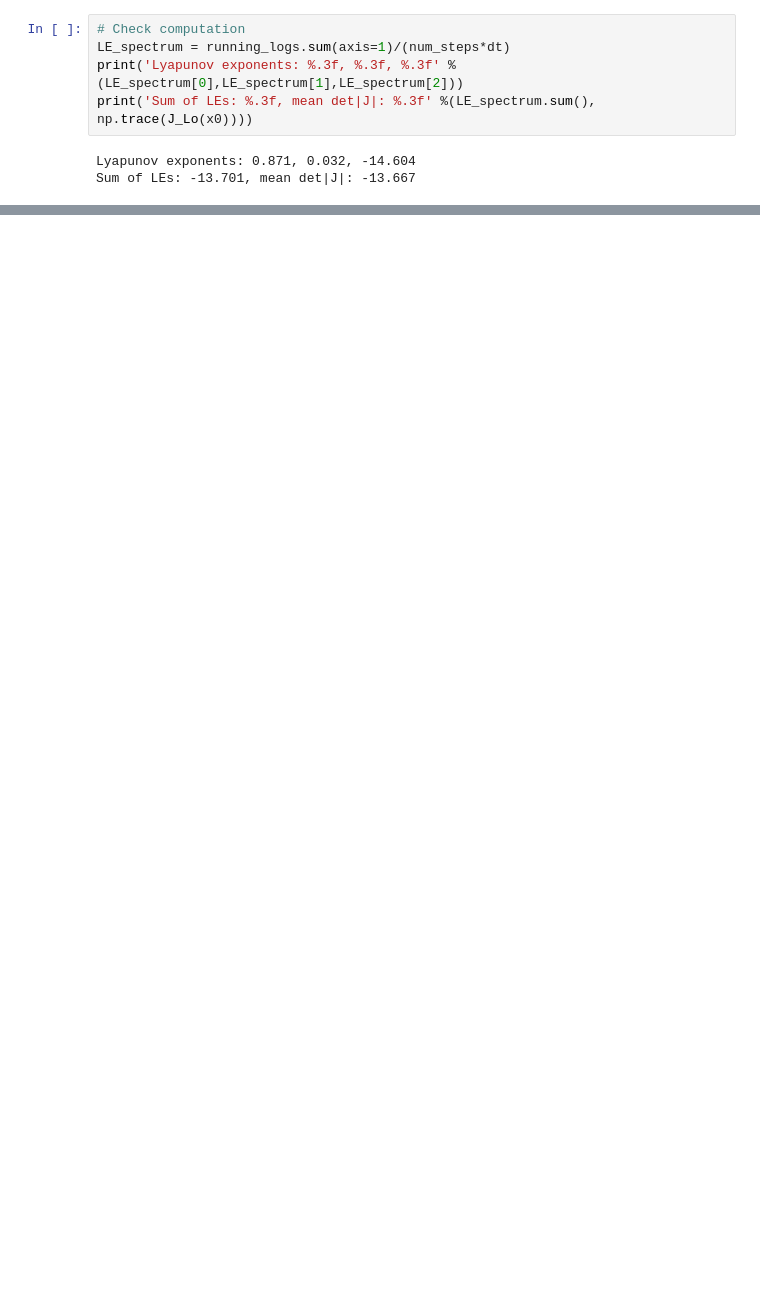
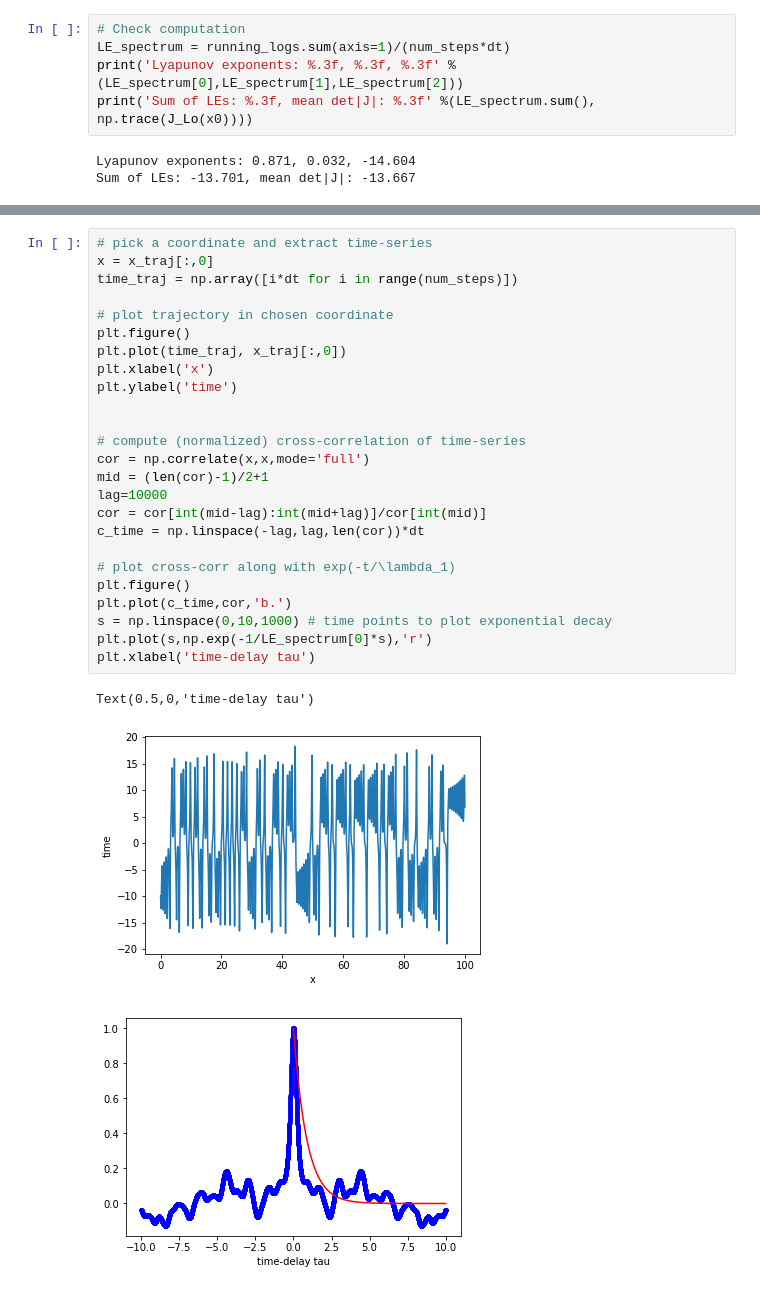
Before and after one commit to glajoie/MAT6115_Dynamical_Systems, a Jupyter notebook: Lorenz_LE_compute.ipynb, the cells around one changed output, grey strips where cells are left out. Cells and saved outputs as stored; diff of their text form; blank space fills up the shorter version.

Commit message:
add corr and FTLE section to LE compute

```diff
--- a/Lorenz_LE_compute.ipynb
+++ b/Lorenz_LE_compute.ipynb
@@ -79,0 +89,29 @@ Sum of LEs: -13.701, mean det|J|: -13.667
+# %%
+# pick a coordinate and extract time-series
+x = x_traj[:,0]
+time_traj = np.array([i*dt for i in range(num_steps)])
+
+# plot trajectory in chosen coordinate
+plt.figure()
+plt.plot(time_traj, x_traj[:,0])
+plt.xlabel('x')
+plt.ylabel('time')
+
+
+# compute (normalized) cross-correlation of time-series
+cor = np.correlate(x,x,mode='full')
+mid = (len(cor)-1)/2+1
+lag=10000
+cor = cor[int(mid-lag):int(mid+lag)]/cor[int(mid)]
+c_time = np.linspace(-lag,lag,len(cor))*dt
+
+# plot cross-corr along with exp(-t/\lambda_1)
+plt.figure()
+plt.plot(c_time,cor,'b.')
+s = np.linspace(0,10,1000) # time points to plot exponential decay
+plt.plot(s,np.exp(-1/LE_spectrum[0]*s),'r')
+plt.xlabel('time-delay tau')
+# %% [output]
+Text(0.5,0,'time-delay tau')
+[figure, added]
+[figure, added]
```
Also changed, not shown: parts of 9 cells of this notebook.
